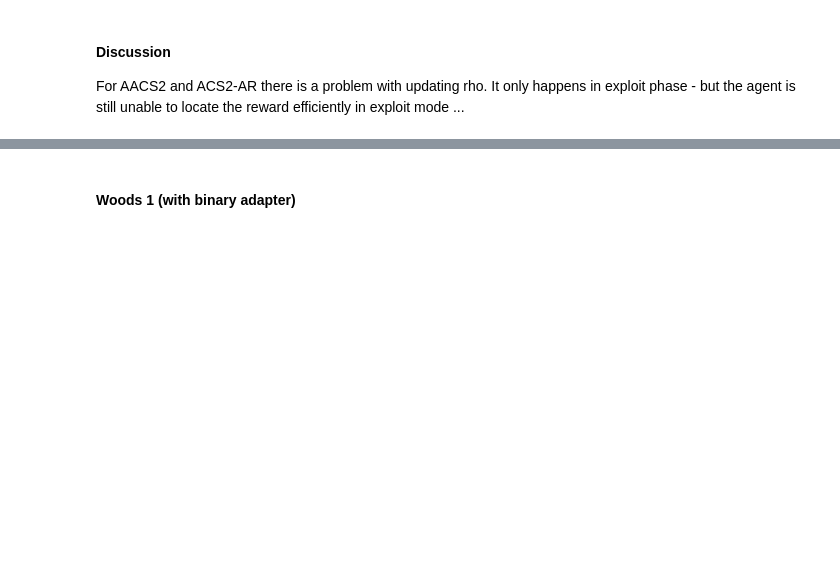
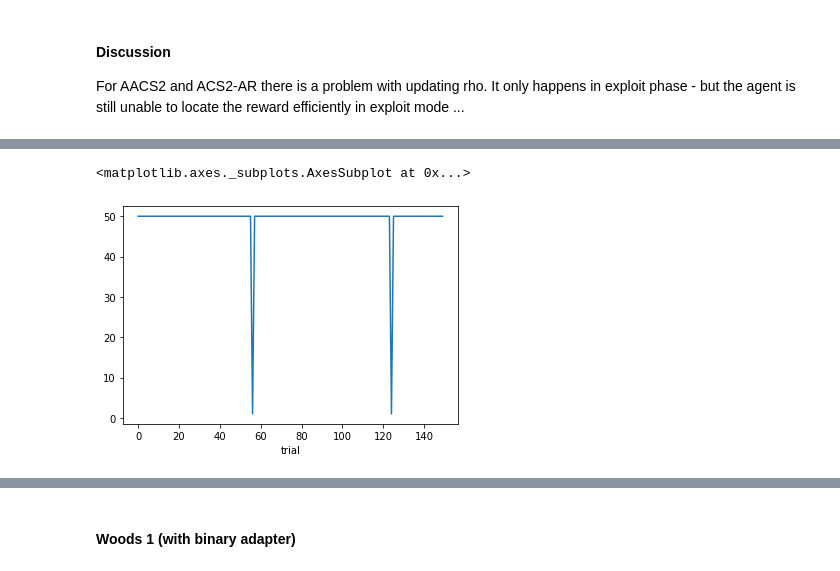
Before and after one commit to ParrotPrediction/pyalcs-experiments, a Jupyter notebook: reward-optimization-experiments/Experiments.ipynb, the cells around one changed output, grey strips where cells are left out. Drawn from its saved outputs; the diff is of its cells as text; code cells hidden in the pictures; blank space fills up the shorter version.

```diff
--- a/reward-optimization-experiments/Experiments.ipynb
+++ b/reward-optimization-experiments/Experiments.ipynb
@@ -343,3 +305,19 @@ In AXCS version the following settings were used $\beta=0.2$, $\zeta=0.001$, $\a
 ![avg-reward](img/acxs_avg_reward_woods2.png)
 
 Woods2 environment may be formulated as an average reward learning problem.
+# %%
+%%time
+
+# Experiments with exploration, then exploitation
+acs2_cfg = aacs2.Configuration(8,
+                               8,
+                               do_ga=True,
+                               zeta=0.001,
+                               epsilon=0.99,
+                               user_metrics_collector_fcn=common_metrics,
+                               biased_exploration_prob=0.8,
+                               metrics_trial_frequency=1)
+
+
+aacs2_agent = aacs2.AACS2(acs2_cfg)
+population_acs2, metrics_acs2 = aacs2_agent.explore(woods2, 1500)
@@ -345,0 +363,5 @@ Woods2 environment may be formulated as an average reward learning problem.
+# %%
+%%time
+
+aacs2_agent_explt = aacs2.AACS2(cfg=acs2_cfg, population=population_acs2)
+population_acs2_explt, metrics_acs2_explt = aacs2_agent_explt.exploit(woods2, 150)
@@ -345,0 +407,8 @@ Woods2 environment may be formulated as an average reward learning problem.
+# %%
+woods1_dfa = parse_metrics(metrics_acs2_explt)
+
+woods1_dfa.set_index('trial', inplace=True)
+woods1_dfa['steps_in_trial'].plot()
+# %% [output]
+<matplotlib.axes._subplots.AxesSubplot at 0x...>
+[figure, added]
```
Also changed, not shown: parts of 19 cells of this notebook, 6 other files.
